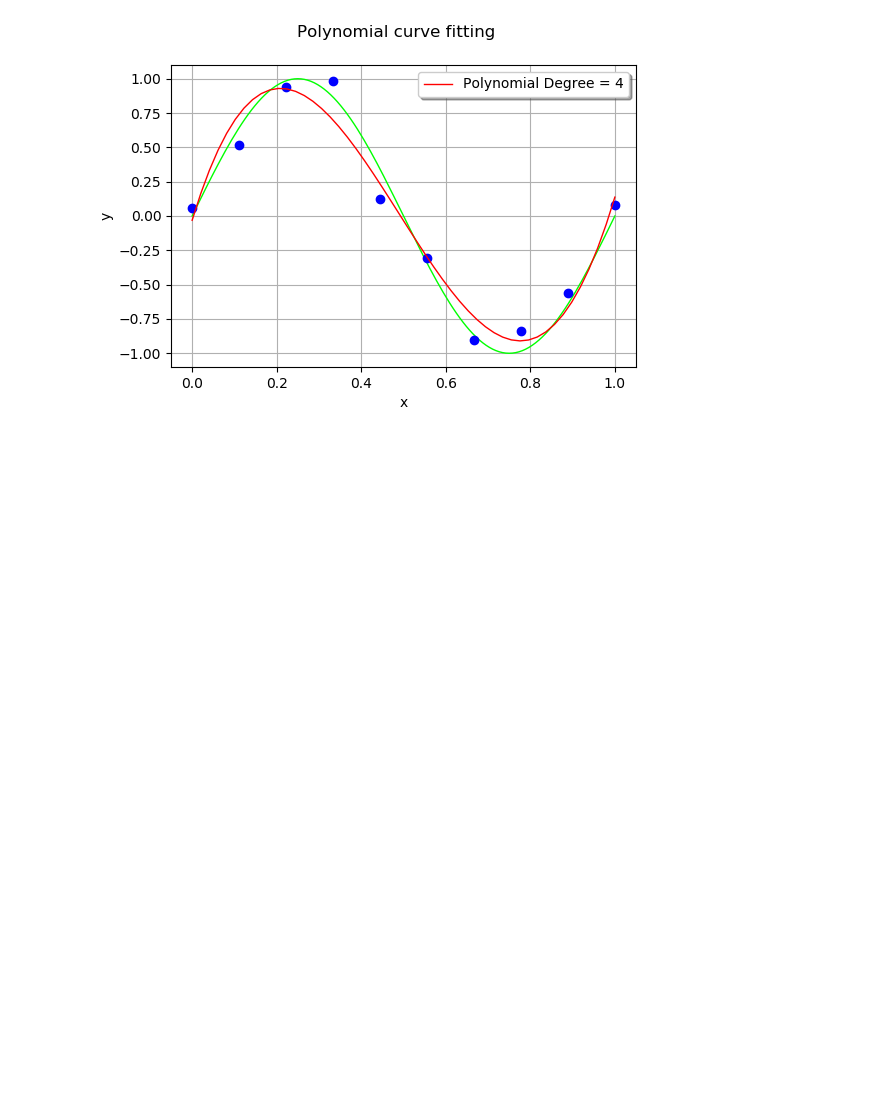
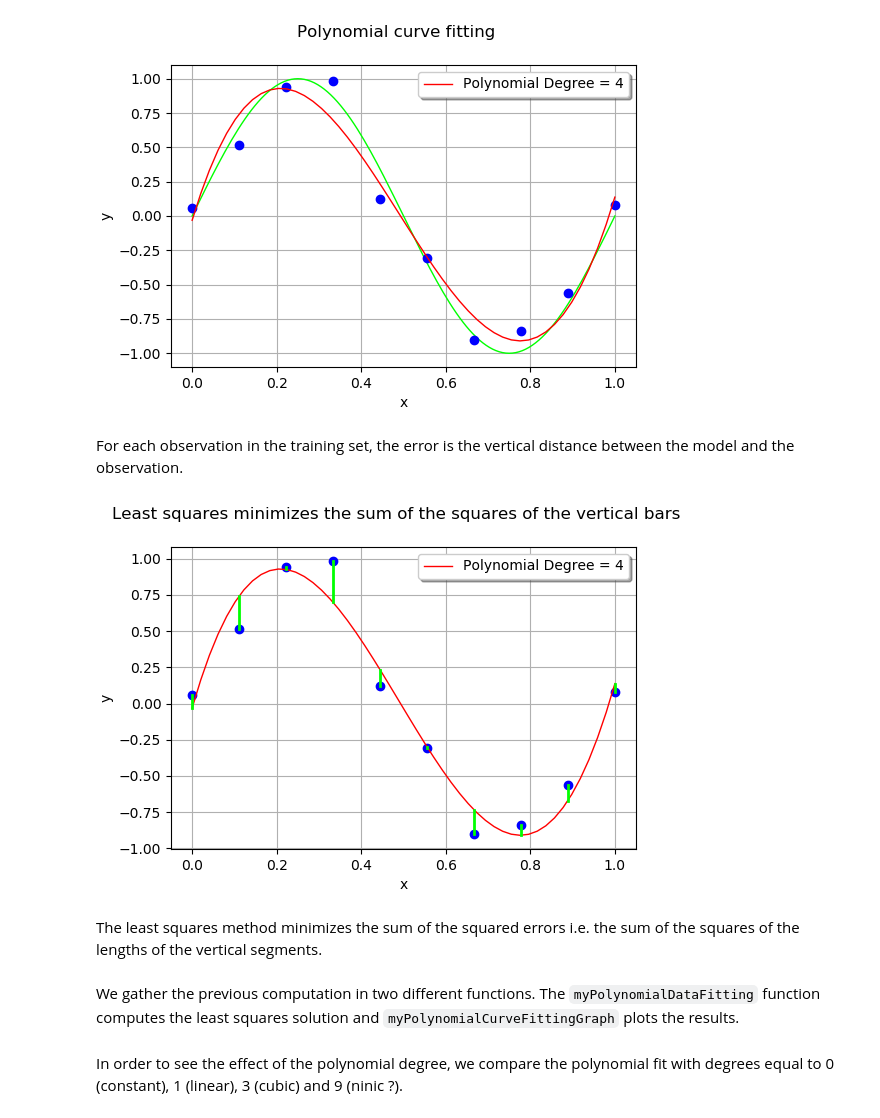
Before and after one commit to mbaudin47/otsupgalilee-eleve, a Jupyter notebook: 5-Chaos/Over-fitting-model-selection.ipynb, the cells around one changed output. Cells and saved outputs as stored; diff of their text form; code cells hidden in the pictures; blank space fills up the shorter version.

```diff
--- a/5-Chaos/Over-fitting-model-selection.ipynb
+++ b/5-Chaos/Over-fitting-model-selection.ipynb
@@ -48,2 +42,3 @@ def linearSample(xmin,xmax,npoints):
 # %%
-x_train = linearSample(0,1,npoints)
+n_train = 10
+x_train = linearSample(0,1,n_train)
@@ -49,0 +47,3 @@ x_train = linearSample(0,1,npoints)
+# %%
+noise = ot.Normal(0,0.1)
+noiseSample = noise.getSample(n_train)
@@ -116,3 +146,30 @@ graph.add(curve)
 graph
 # %% [output]
 [figure]
+# %% [markdown]
+For each observation in the training set, the error is the vertical distance between the model and the observation.
+# %%
+graph = ot.Graph("Least squares minimizes the sum of the squares of the vertical bars","x","y",True,"topright")
+# Training set observations
+cloud = ot.Cloud(x_train,y_train)
+cloud.setPointStyle("circle")
+graph.add(cloud)
+# Predictions
+curve = ot.Curve(x_test,y_test)
+curve.setLegend("Polynomial Degree = %d"% (total_degree))
+curve.setColor("red")
+graph.add(curve)
+# Errors
+ypredicted_train = responseSurface(basis(x_train))
+for i in range(n_train):
+    curve = ot.Curve([x_train[i],x_train[i]],[y_train[i],ypredicted_train[i]])
+    curve.setColor("green")
+    curve.setLineWidth(2)
+    graph.add(curve)
+graph
+# %% [output]
+[figure, added]
+# %% [markdown]
+The least squares method minimizes the sum of the squared errors i.e. the sum of the squares of the lengths of the vertical segments.
+# %% [markdown]
+We gather the previous computation in two different functions. The `myPolynomialDataFitting` function computes the least squares solution and `myPolynomialCurveFittingGraph` plots the results.
@@ -144,6 +212,8 @@ def myPolynomialCurveFittingGraph(total_degree):
     curve.setColor("red")
     graph.add(curve)
     return graph
+# %% [markdown]
+In order to see the effect of the polynomial degree, we compare the polynomial fit with degrees equal to 0 (constant), 1 (linear), 3 (cubic) and 9 (ninic ?).
 # %%
 import pylab as pl
 fig = pl.figure(figsize=(12, 9))
```
Also changed, not shown: parts of 41 cells of this notebook.
